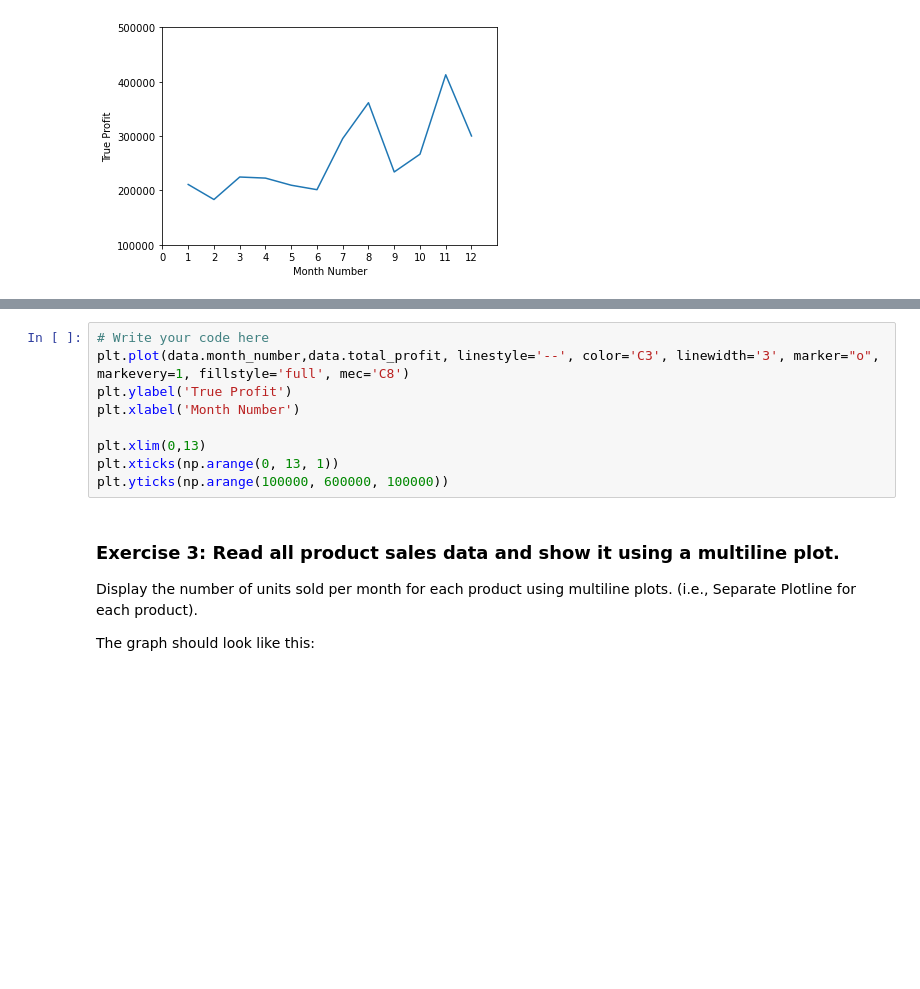
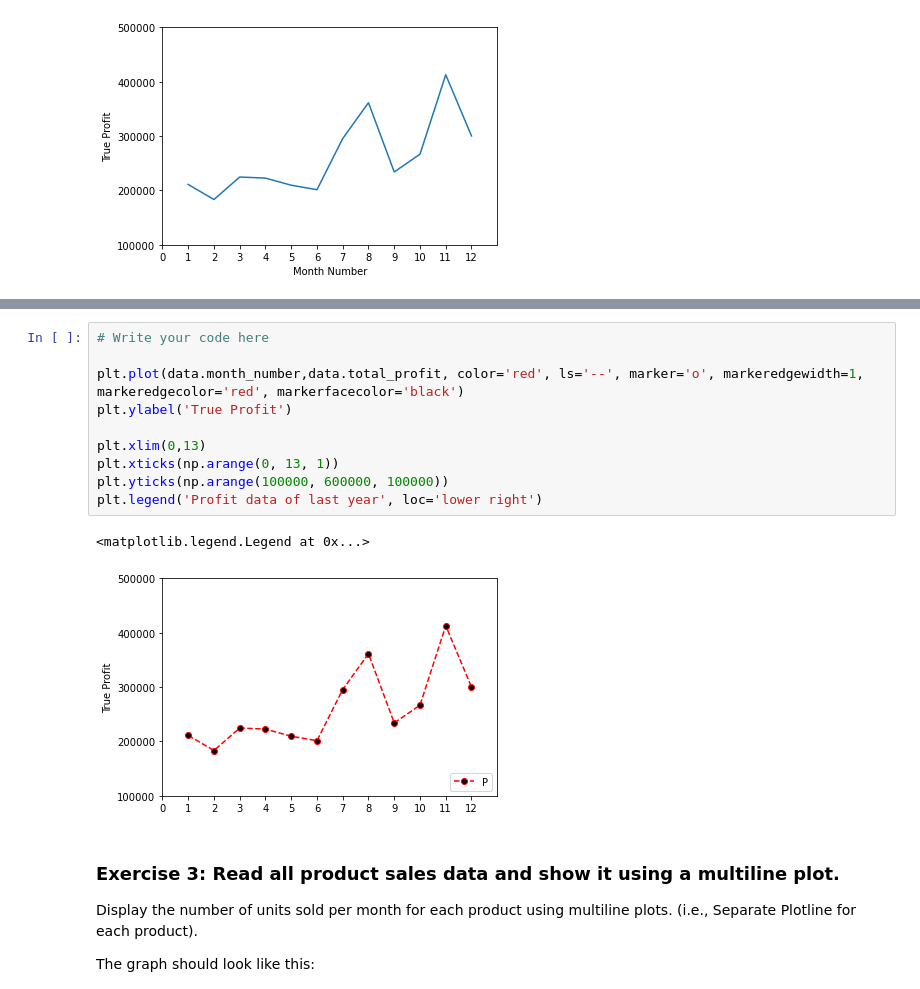
Before and after one commit to gyasis/ai-fall-exercises, a Jupyter notebook: M1/d10/Matplotlib_exercises.ipynb, the cells around one changed output, grey strips where cells are left out. Cells and saved outputs as stored; diff of their text form; blank space fills up the shorter version.

```diff
--- a/M1/d10/Matplotlib_exercises.ipynb
+++ b/M1/d10/Matplotlib_exercises.ipynb
@@ -70,13 +71,17 @@ The line plot graph should look like this:
 ![image.png](attachment:image.png)
 # %%
 # Write your code here
-plt.plot(data.month_number,data.total_profit, linestyle='--', color='C3', linewidth='3', marker="o", markevery=1, fillstyle='full', mec='C8')
+
+plt.plot(data.month_number,data.total_profit, color='red', ls='--', marker='o', markeredgewidth=1, markeredgecolor='red', markerfacecolor='black')
 plt.ylabel('True Profit')
-plt.xlabel('Month Number')
 
 plt.xlim(0,13)
 plt.xticks(np.arange(0, 13, 1))
 plt.yticks(np.arange(100000, 600000, 100000))
+plt.legend('Profit data of last year', loc='lower right')
+# %% [output]
+<matplotlib.legend.Legend at 0x...>
+[figure, added]
 # %% [markdown]
 ### Exercise 3: Read all product sales data and show it using a multiline plot.
 Display the number of units sold per month for each product using multiline plots. (i.e., Separate Plotline for each product).
```
Also changed, not shown: parts of 2 cells of this notebook, 15 other files.
